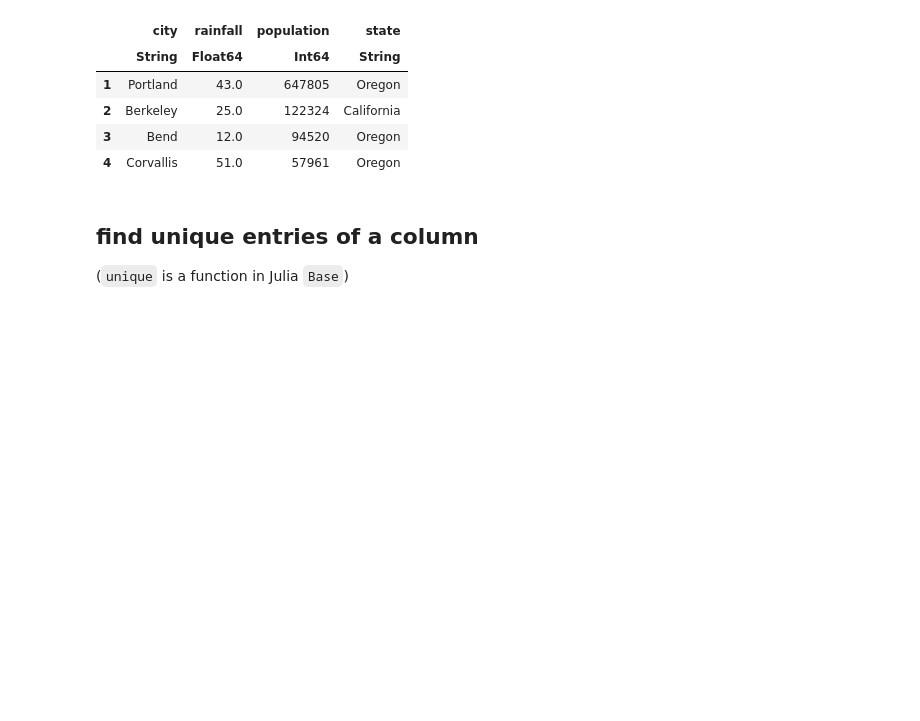
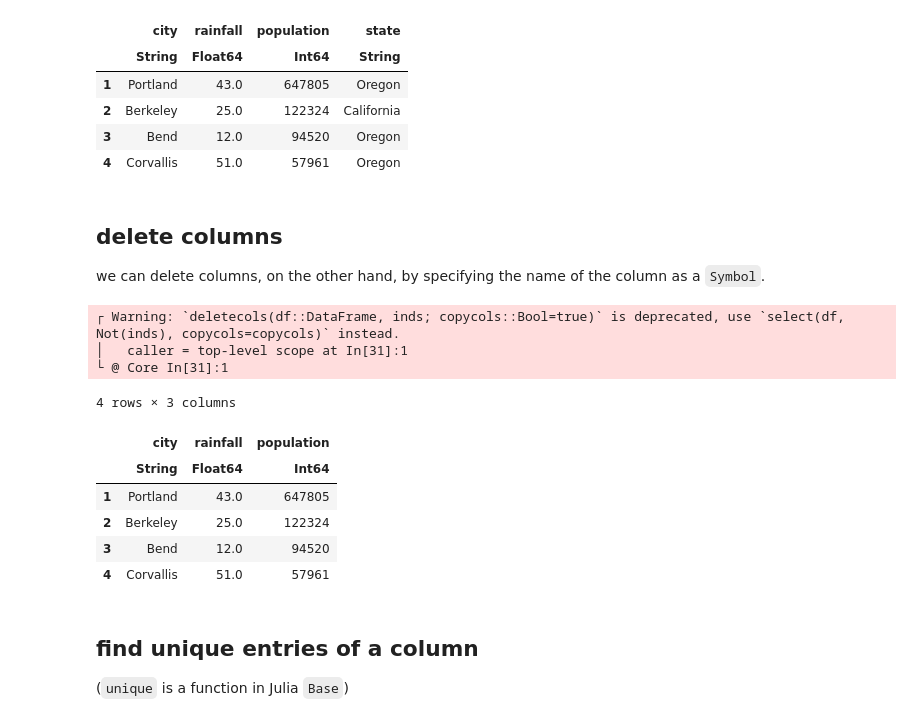
Before and after one commit to SimonEnsemble/data_science_course, a Jupyter notebook: lectures/dataframes/DataFrames.ipynb, the cells around one changed output. Saved outputs shown, nothing was run; the diff lists cells and outputs as text; code cells hidden in the pictures; blank space fills up the shorter version.

```diff
--- a/lectures/dataframes/DataFrames.ipynb
+++ b/lectures/dataframes/DataFrames.ipynb
@@ -379,6 +395,23 @@ df_cities
 | 2 | Berkeley | 25.0 | 122324 | California |
 | 3 | Bend | 12.0 | 94520 | Oregon |
 | 4 | Corvallis | 51.0 | 57961 | Oregon |
+# %% [markdown]
+## delete columns
+
+we can delete columns, on the other hand, by specifying the name of the column as a `Symbol`.
+# %%
+deletecols(df_cities, :state)
+# %% [output]
+┌ Warning: `deletecols(df::DataFrame, inds; copycols::Bool=true)` is deprecated, use `select(df, Not(inds), copycols=copycols)` instead.
+│   caller = top-level scope at In[31]:1
+└ @ Core In[31]:1
+4 rows × 3 columns
+|  | city | rainfall | population |
+|  | String | Float64 | Int64 |
+| 1 | Portland | 43.0 | 647805 |
+| 2 | Berkeley | 25.0 | 122324 |
+| 3 | Bend | 12.0 | 94520 |
+| 4 | Corvallis | 51.0 | 57961 |
 # %% [markdown]
 ## find unique entries of a column
 (`unique` is a function in Julia `Base`)
```
Also changed, not shown: parts of 16 cells of this notebook.
